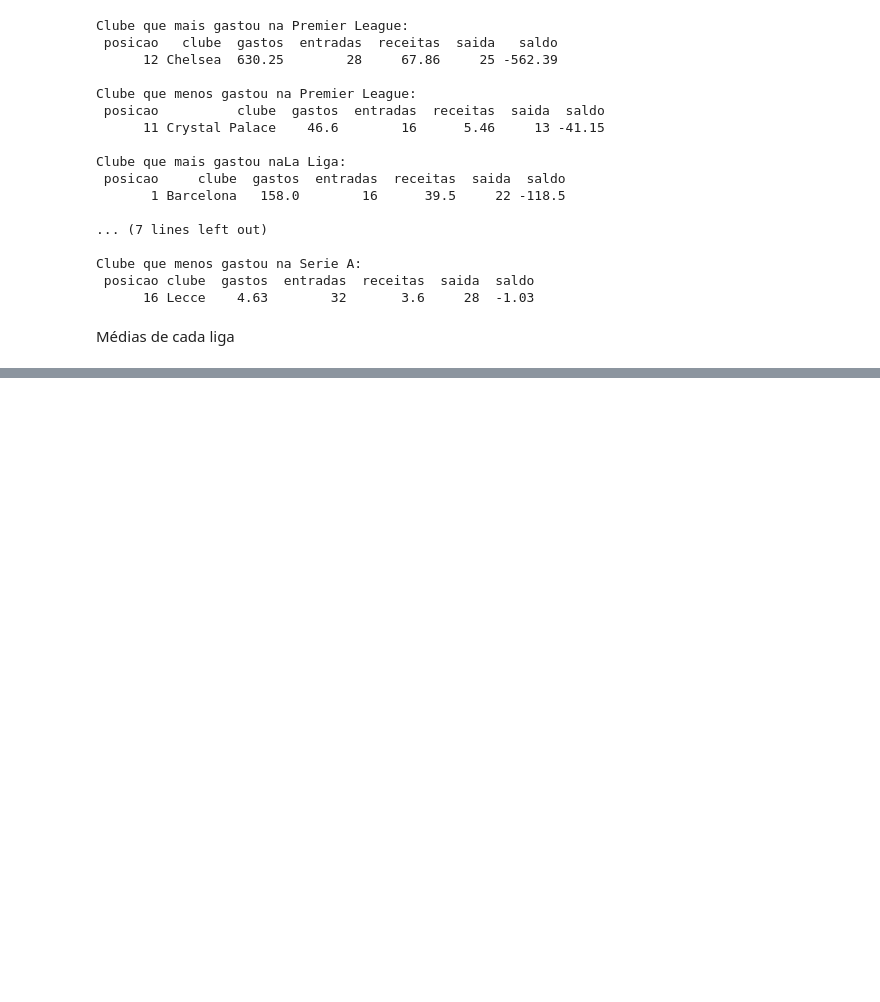
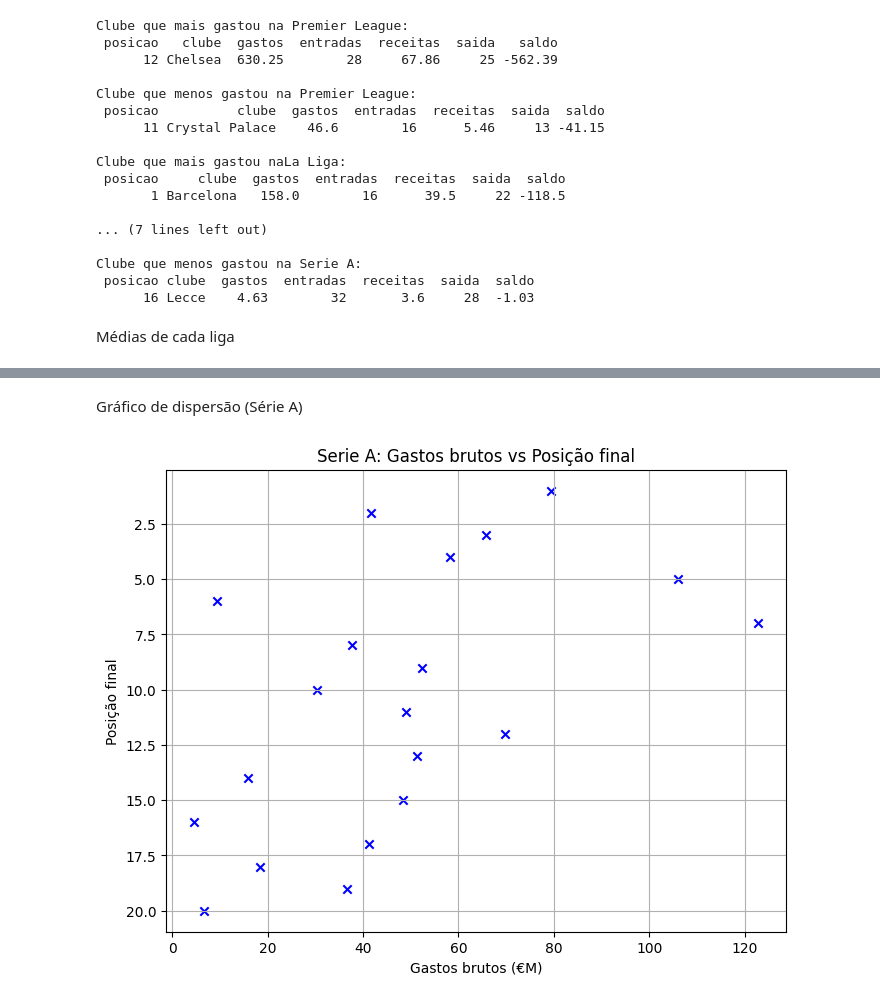
Before and after one commit to Noniskin/Projeto-Dirigido, a Jupyter notebook: Projeto_Dirigido.ipynb, the cells around one changed output, grey strips where cells are left out. Cells and saved outputs as stored; diff of their text form; code cells hidden in the pictures; blank space fills up the shorter version.

```diff
--- a/Projeto_Dirigido.ipynb
+++ b/Projeto_Dirigido.ipynb
@@ -311,0 +358,22 @@ dtype: float64
+# %% [markdown]
+Gráfico de dispersão (Série A)
+# %%
+posicoes_seriea = [
+    1, 2, 3, 4, 5, 6, 7, 8, 9, 10,
+    11, 12, 13, 14, 15, 16, 17, 18, 19, 20
+]
+gastos_seriea = [
+    79.3, 41.65, 65.68, 58.29, 105.95, 9.4, 122.75, 37.61, 52.3, 30.38,
+    49, 69.7, 51.28, 15.85, 48.37, 4.63, 41.21, 18.32, 36.65, 6.77
+]
+
+plt.figure(figsize=(8, 6))
+plt.scatter(gastos_seriea, posicoes_seriea, color='blue', marker='x')
+plt.gca().invert_yaxis()
+plt.title("Serie A: Gastos brutos vs Posição final")
+plt.xlabel("Gastos brutos (€M)")
+plt.ylabel("Posição final")
+plt.grid(True)
+plt.show()
+# %% [output]
+[figure, added]
```
Also changed, not shown: parts of 5 cells of this notebook.
